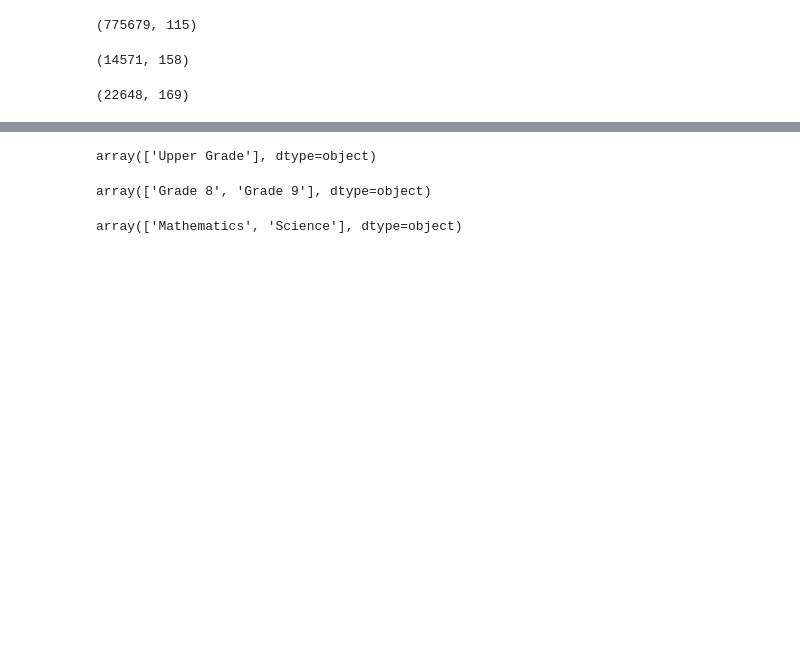
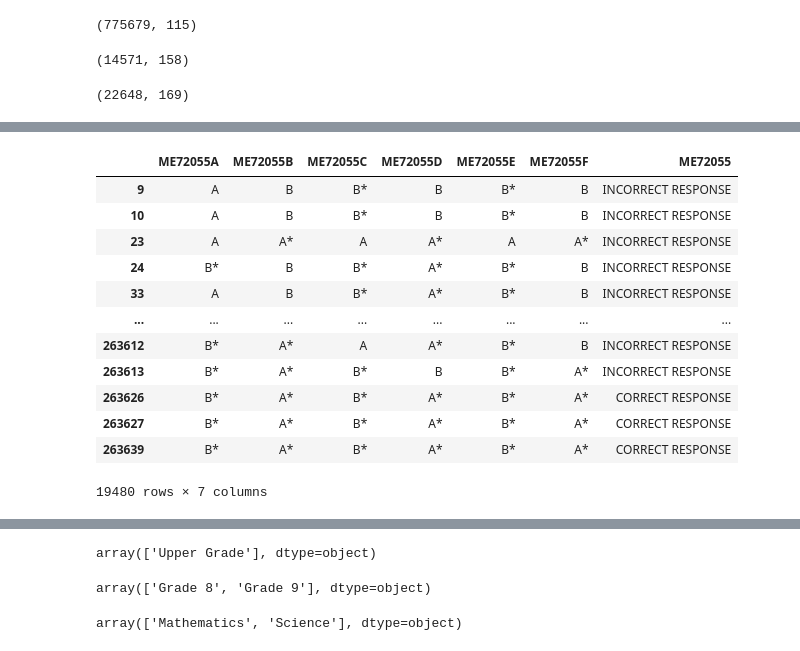
Before and after one commit to sjhaluck/TIMSS-Data-Science, a Jupyter notebook: TIMSS Exploration.ipynb, the cells around one changed output, grey strips where cells are left out. Drawn from its saved outputs; the diff is of its cells as text; code cells hidden in the pictures; blank space fills up the shorter version.

```diff
--- a/TIMSS Exploration.ipynb
+++ b/TIMSS Exploration.ipynb
@@ -110,0 +185,26 @@ sci_teach = pd.read_csv('data/sci_teach.csv')
+# %%
+def binary_scores(answer):
+    try:
+        float(answer)
+        return np.nan
+    except:
+        if '*' in answer or ('CORRECT' in answer and 'INCORRECT' not in answer):
+            return 1
+        elif '*' not in answer or ('INCORRECT' in answer):
+            return 0
+        else:
+            return np.nan
+# %%
+def nanor(t):
+    t = list(filter(lambda x: str(x) != 'nan', t))
+    if len(t) == 0:
+        return np.nan
+    else:
+        return int(any(t))
+
+def nanand(t):
+    t = list(filter(lambda x: str(x) != 'nan', t))
+    if len(t) == 0:
+        return np.nan
+    else:
+        return int(all(t))
@@ -110,0 +227,13 @@ sci_teach = pd.read_csv('data/sci_teach.csv')
+# %%
+paper_cols_all = [col1 for col1 in list(stud_ach.columns) if (col1[1] == 'P' and col1[-4:] != '_val')]
+for col1 in paper_cols_all:
+    paper_cols = [str(col2) for col2 in list(stud_ach.columns) if (col1[:7] in col2 and col2[-4:] != '_val')]
+    elec_cols = [col3 for col3 in list(stud_ach.columns) if (col1[2:7] in col3 and col1[0] == col3[0] and col3[1] == 'E')]
+    print(col1, paper_cols + elec_cols)
+    for col in paper_cols+elec_cols:
+        stud_ach[col] = stud_ach[col].apply(binary_scores)
+    if len(paper_cols) > 0:
+        stud_ach[paper_cols[0]] = stud_ach.loc[:,paper_cols].apply(nanand, axis=1)
+        stud_ach[elec_cols[0]] = stud_ach.loc[:,elec_cols].apply(nanand, axis=1)
+        stud_ach[col1[:7]+'_val'] = stud_ach.loc[:,[paper_cols[0],elec_cols[0]]].apply(nanor, axis=1)
+        stud_ach.drop(columns=paper_cols+elec_cols, inplace=True)
@@ -111,3 +260,19 @@ sci_teach = pd.read_csv('data/sci_teach.csv')
+# %%
+stud_ach[~stud_ach.iloc[:,682:689].isnull().all(axis=1)].iloc[:,682:689]
+# %% [output]
+|  | ME72055A | ME72055B | ME72055C | ME72055D | ME72055E | ME72055F | ME72055 |
+| 9 | A | B | B* | B | B* | B | INCORRECT RESPONSE |
+| 10 | A | B | B* | B | B* | B | INCORRECT RESPONSE |
+| 23 | A | A* | A | A* | A | A* | INCORRECT RESPONSE |
+| 24 | B* | B | B* | A* | B* | B | INCORRECT RESPONSE |
+| 33 | A | B | B* | A* | B* | B | INCORRECT RESPONSE |
+| ... | ... | ... | ... | ... | ... | ... | ... |
+| 263612 | B* | A* | A | A* | B* | B | INCORRECT RESPONSE |
+| 263613 | B* | A* | B* | B | B* | A* | INCORRECT RESPONSE |
+| 263626 | B* | A* | B* | A* | B* | A* | CORRECT RESPONSE |
+| 263627 | B* | A* | B* | A* | B* | A* | CORRECT RESPONSE |
+| 263639 | B* | A* | B* | A* | B* | A* | CORRECT RESPONSE |
+19480 rows × 7 columns
 # %%
 stud_teach.iloc[100:109,:]
 # %% [output]
```
Also changed, not shown: parts of 15 cells of this notebook, 1 other file.
